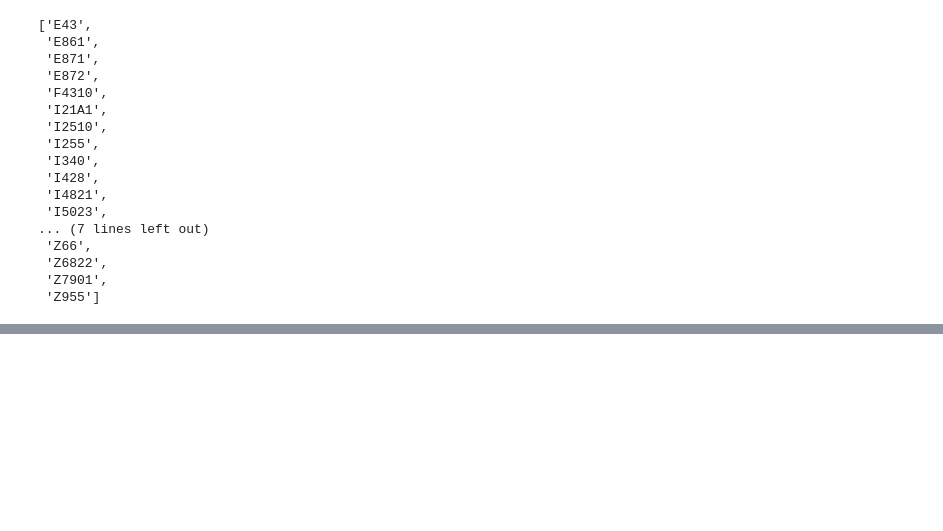
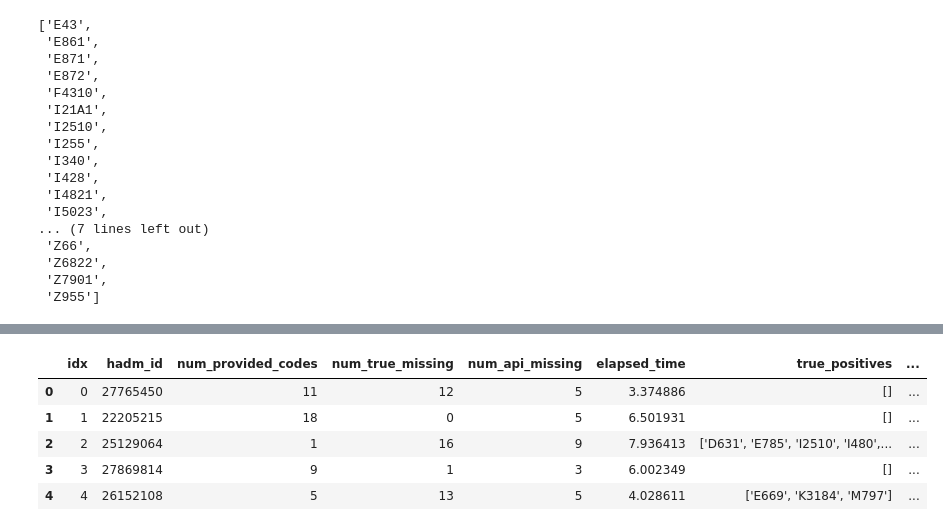
Before and after one commit to bfdykstra/icd-10-coding, a Jupyter notebook: server/notebooks/build_summary_train_embeddings.ipynb, the cells around one changed output, grey strips where cells are left out. Saved outputs shown, nothing was run; the diff lists cells and outputs as text; code cells hidden in the pictures; blank space fills up the shorter version.

```diff
--- a/server/notebooks/build_summary_train_embeddings.ipynb
+++ b/server/notebooks/build_summary_train_embeddings.ipynb
@@ -240,0 +325,11 @@ sorted(codes[0])
+# %%
+validation_results = pd.read_csv('../results/validation/api_validation_results.csv')
+# %%
+validation_results.head()
+# %% [output]
+|  | idx | hadm_id | num_provided_codes | num_true_missing | num_api_missing | elapsed_time | true_positives | ... |
+| 0 | 0 | 27765450 | 11 | 12 | 5 | 3.374886 | [] | ... |
+| 1 | 1 | 22205215 | 18 | 0 | 5 | 6.501931 | [] | ... |
+| 2 | 2 | 25129064 | 1 | 16 | 9 | 7.936413 | ['D631', 'E785', 'I2510', 'I480',... | ... |
+| 3 | 3 | 27869814 | 9 | 1 | 3 | 6.002349 | [] | ... |
+| 4 | 4 | 26152108 | 5 | 13 | 5 | 4.028611 | ['E669', 'K3184', 'M797'] | ... |
```
Also changed, not shown: parts of 15 cells of this notebook, 2 other files.
